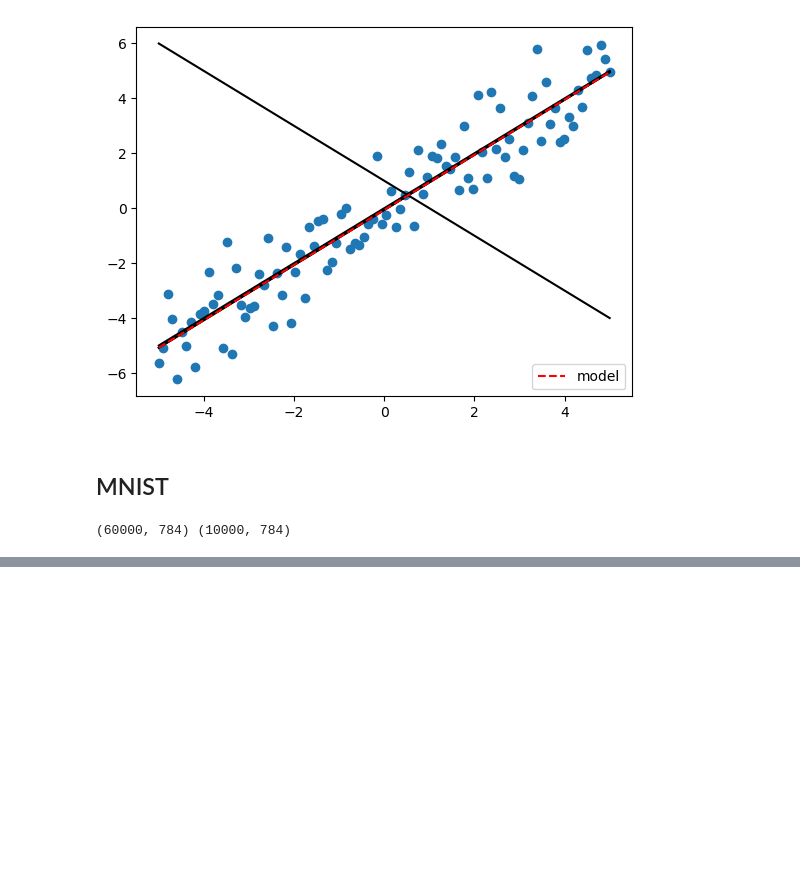
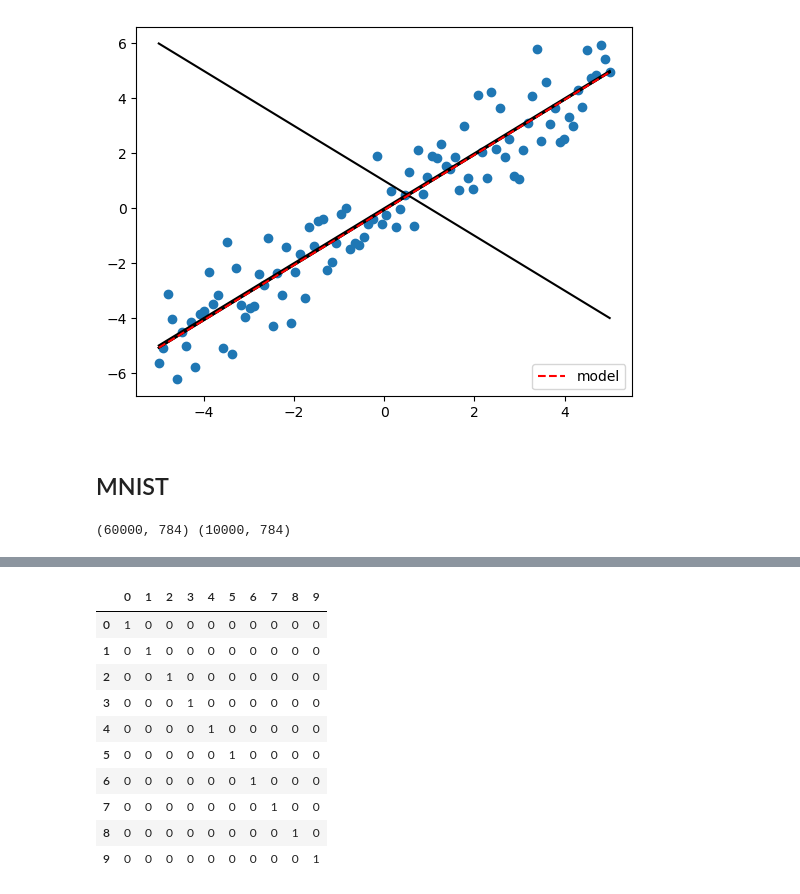
Before and after one commit to rebirther00/pydeep_multicam, a Jupyter notebook: Day4-SJ.ipynb, the cells around one changed output, grey strips where cells are left out. Drawn from its saved outputs; the diff is of its cells as text; code cells hidden in the pictures; blank space fills up the shorter version.

```diff
--- a/Day4-SJ.ipynb
+++ b/Day4-SJ.ipynb
@@ -137,0 +146,16 @@ display(pd.DataFrame(outputs).assign(pred=y_pred, target=test_target)[:5].round(
+# %%
+유형수 = len(np.unique(train_target))
+원핫행렬 = np.eye(유형수)
+pd.DataFrame(원핫행렬.astype(int))
+# %% [output]
+|  | 0 | 1 | 2 | 3 | 4 | 5 | 6 | 7 | 8 | 9 |
+| 0 | 1 | 0 | 0 | 0 | 0 | 0 | 0 | 0 | 0 | 0 |
+| 1 | 0 | 1 | 0 | 0 | 0 | 0 | 0 | 0 | 0 | 0 |
+| 2 | 0 | 0 | 1 | 0 | 0 | 0 | 0 | 0 | 0 | 0 |
+| 3 | 0 | 0 | 0 | 1 | 0 | 0 | 0 | 0 | 0 | 0 |
+| 4 | 0 | 0 | 0 | 0 | 1 | 0 | 0 | 0 | 0 | 0 |
+| 5 | 0 | 0 | 0 | 0 | 0 | 1 | 0 | 0 | 0 | 0 |
+| 6 | 0 | 0 | 0 | 0 | 0 | 0 | 1 | 0 | 0 | 0 |
+| 7 | 0 | 0 | 0 | 0 | 0 | 0 | 0 | 1 | 0 | 0 |
+| 8 | 0 | 0 | 0 | 0 | 0 | 0 | 0 | 0 | 1 | 0 |
+| 9 | 0 | 0 | 0 | 0 | 0 | 0 | 0 | 0 | 0 | 1 |
```
Also changed, not shown: parts of 22 cells of this notebook, 5 other files.
